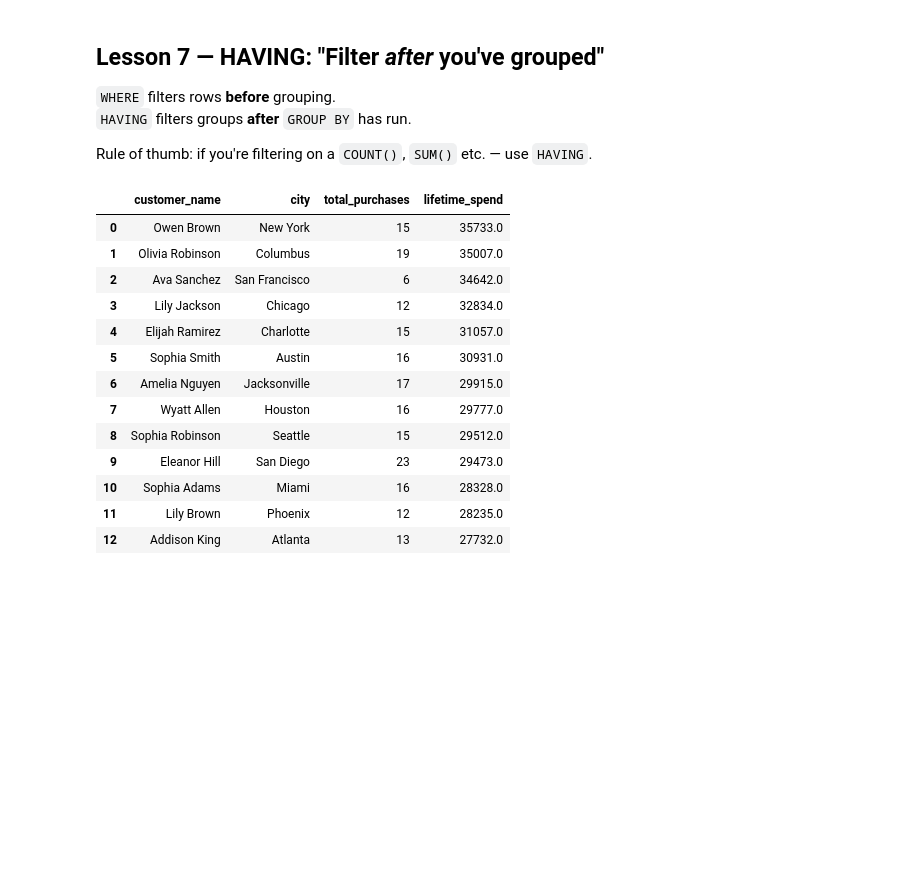
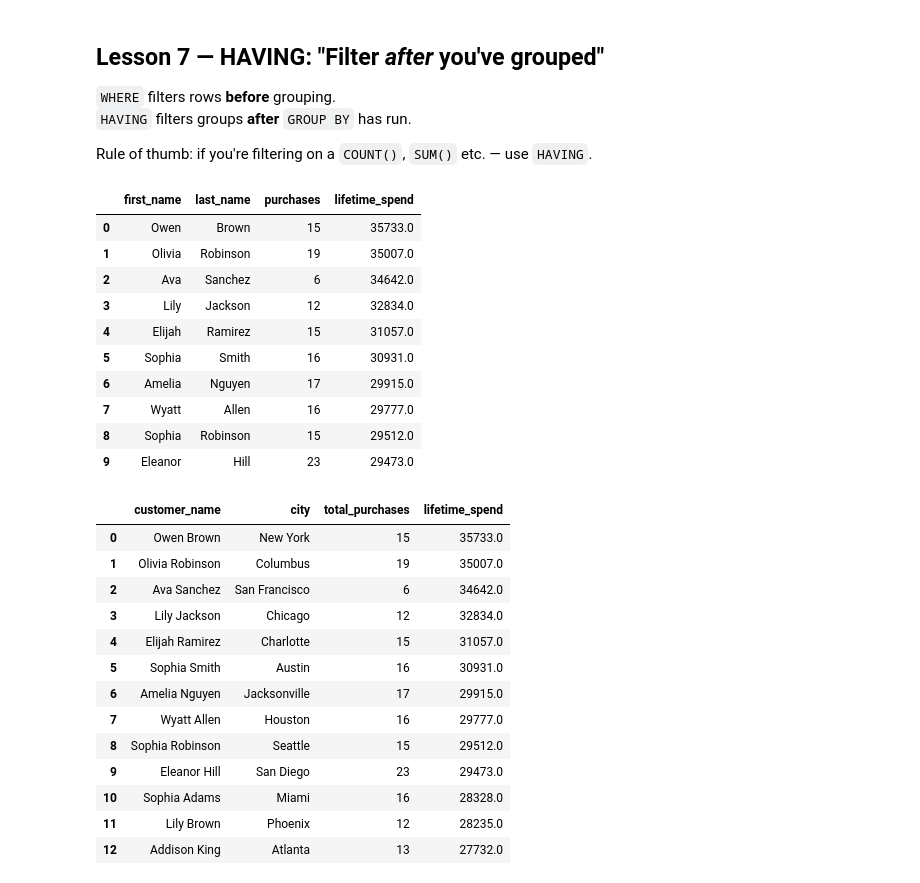
Before and after one commit to co-za/data-analysis-intro, a Jupyter notebook: 2. Apple Store SQL.ipynb, the cells around one changed output. Saved outputs shown, nothing was run; the diff lists cells and outputs as text; code cells hidden in the pictures; blank space fills up the shorter version.

```diff
--- a/2. Apple Store SQL.ipynb
+++ b/2. Apple Store SQL.ipynb
@@ -752,6 +869,31 @@ LIMIT 15
 `HAVING` filters groups **after** `GROUP BY` has run.
 
 Rule of thumb: if you're filtering on a `COUNT()`, `SUM()` etc. — use `HAVING`.
+# %%
+sql("""
+    SELECT
+        c.first_name,
+        c.last_name,
+        COUNT(s.customer_id) AS purchases,
+        SUM(s.total_price) AS lifetime_spend
+    FROM customers c
+    JOIN sales s ON c.customer_id = s.customer_id
+    GROUP BY c.customer_id, c.first_name, c.last_name
+    ORDER BY lifetime_spend DESC
+    LIMIT 10
+""")
+# %% [output]
+|  | first_name | last_name | purchases | lifetime_spend |
+| 0 | Owen | Brown | 15 | 35733.0 |
+| 1 | Olivia | Robinson | 19 | 35007.0 |
+| 2 | Ava | Sanchez | 6 | 34642.0 |
+| 3 | Lily | Jackson | 12 | 32834.0 |
+| 4 | Elijah | Ramirez | 15 | 31057.0 |
+| 5 | Sophia | Smith | 16 | 30931.0 |
+| 6 | Amelia | Nguyen | 17 | 29915.0 |
+| 7 | Wyatt | Allen | 16 | 29777.0 |
+| 8 | Sophia | Robinson | 15 | 29512.0 |
+| 9 | Eleanor | Hill | 23 | 29473.0 |
 # %%
 # Find our VIP customers — those who have made 5 or more purchases
 sql("""
```
Also changed, not shown: parts of 16 cells of this notebook.
